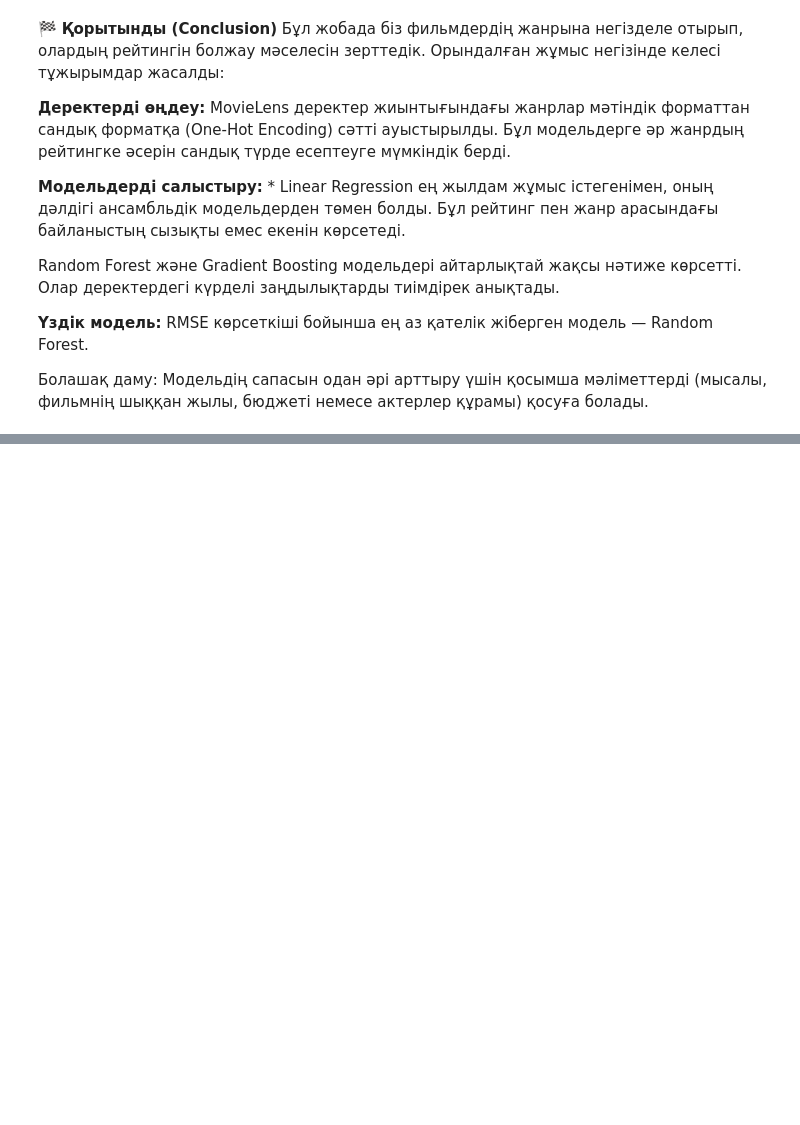
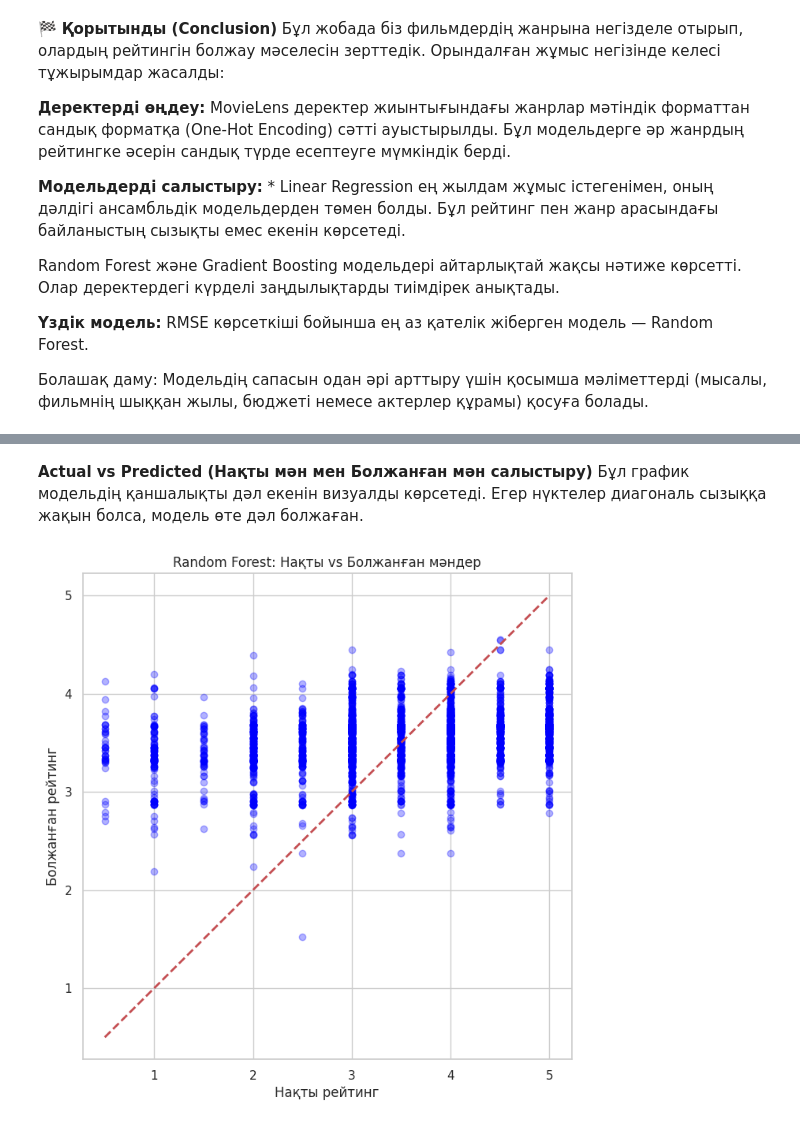
Before and after one commit to ansaganakhat/project-1, a Jupyter notebook: MovieRatingPrediction.ipynb, the cells around one changed output, grey strips where cells are left out. Drawn from its saved outputs; the diff is of its cells as text; code cells hidden in the pictures; blank space fills up the shorter version.

```diff
--- a/MovieRatingPrediction.ipynb
+++ b/MovieRatingPrediction.ipynb
@@ -210,0 +230,13 @@ Gradient Boosting болжамы: 3.35
+# %% [markdown]
+**Actual vs Predicted (Нақты мән мен Болжанған мән салыстыру)**
+Бұл график модельдің қаншалықты дәл екенін визуалды көрсетеді. Егер нүктелер диагональ сызыққа жақын болса, модель өте дәл болжаған.
+# %%
+plt.figure(figsize=(8, 8))
+plt.scatter(y_test, y_pred_rf, alpha=0.3, color='blue')
+plt.plot([y_test.min(), y_test.max()], [y_test.min(), y_test.max()], 'r--', lw=2)
+plt.xlabel('Нақты рейтинг')
+plt.ylabel('Болжанған рейтинг')
+plt.title('Random Forest: Нақты vs Болжанған мәндер')
+plt.show()
+# %% [output]
+[figure, added]
```
Also changed, not shown: parts of 12 cells of this notebook.
